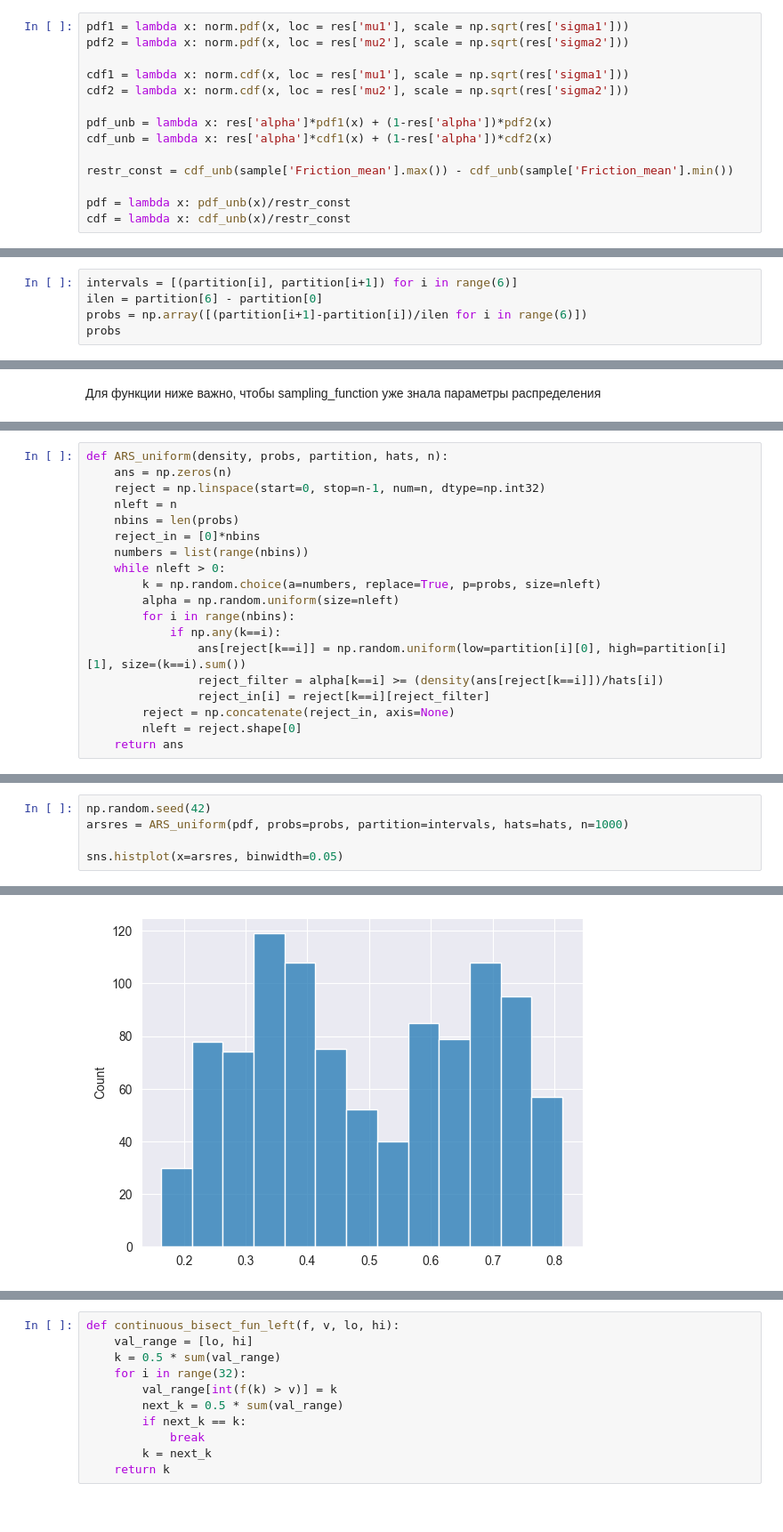
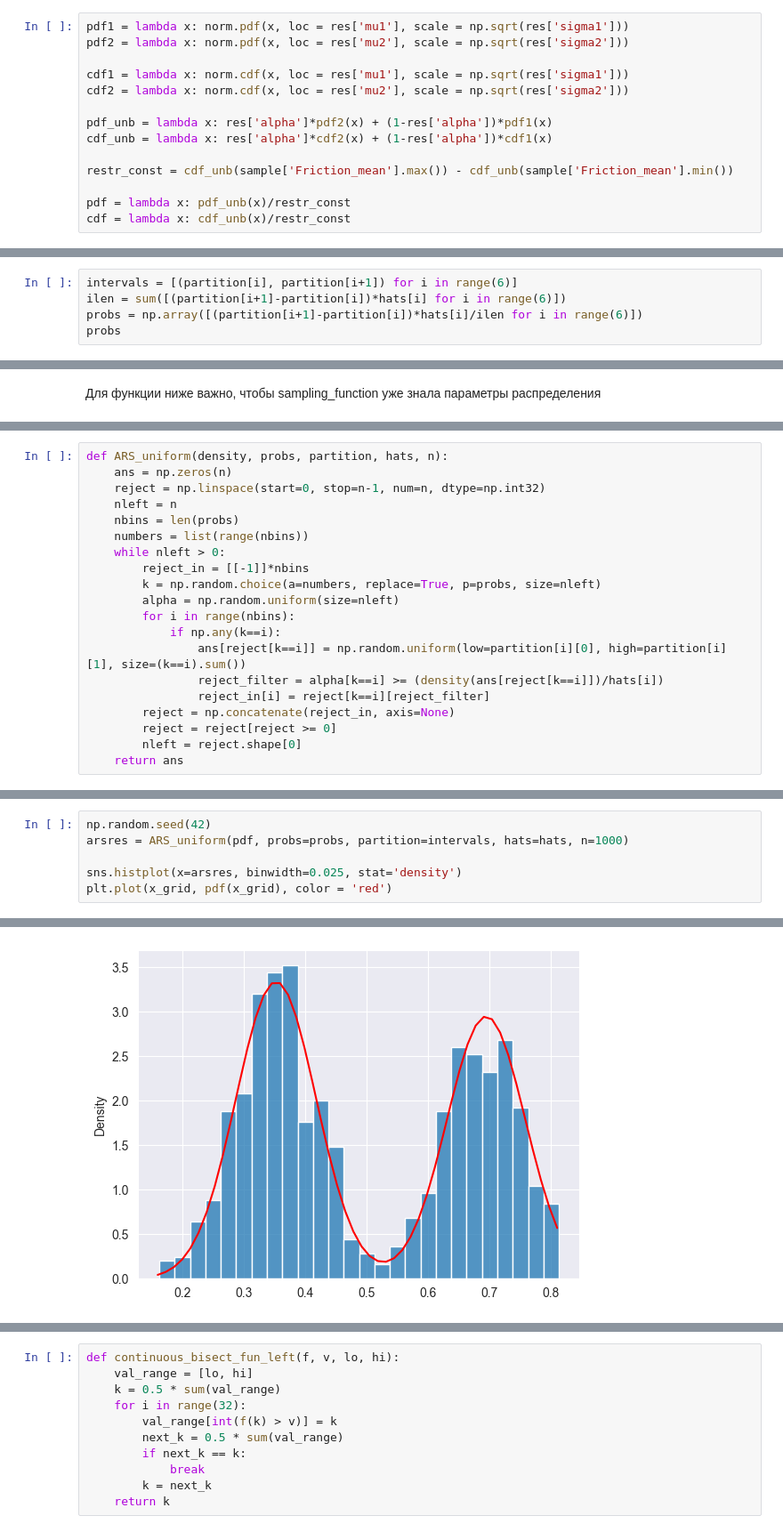
Before and after one commit to dmitry-grigorev/MultivarAnalysis, a Jupyter notebook: Lab3/Lab3notebook.ipynb, the cells around one changed output, grey strips where cells are left out. Shown at 89% size. Drawn from its saved outputs; the diff is of its cells as text.

```diff
--- a/Lab3/Lab3notebook.ipynb
+++ b/Lab3/Lab3notebook.ipynb
@@ -112,8 +112,8 @@ pdf2 = lambda x: norm.pdf(x, loc = res['mu2'], scale = np.sqrt(res['sigma2']))
 cdf1 = lambda x: norm.cdf(x, loc = res['mu1'], scale = np.sqrt(res['sigma1']))
 cdf2 = lambda x: norm.cdf(x, loc = res['mu2'], scale = np.sqrt(res['sigma2']))
 
-pdf_unb = lambda x: res['alpha']*pdf1(x) + (1-res['alpha'])*pdf2(x)
-cdf_unb = lambda x: res['alpha']*cdf1(x) + (1-res['alpha'])*cdf2(x)
+pdf_unb = lambda x: res['alpha']*pdf2(x) + (1-res['alpha'])*pdf1(x)
+cdf_unb = lambda x: res['alpha']*cdf2(x) + (1-res['alpha'])*cdf1(x)
 
 restr_const = cdf_unb(sample['Friction_mean'].max()) - cdf_unb(sample['Friction_mean'].min())
 
@@ -162,6 +181,6 @@ plt.plot(partition.repeat(2)[1:13],
 # %%
 intervals = [(partition[i], partition[i+1]) for i in range(6)]
-ilen = partition[6] - partition[0]
-probs = np.array([(partition[i+1]-partition[i])/ilen for i in range(6)])
+ilen = sum([(partition[i+1]-partition[i])*hats[i] for i in range(6)])
+probs = np.array([(partition[i+1]-partition[i])*hats[i]/ilen for i in range(6)])
 probs
 # %% [output]
@@ -216,9 +231,9 @@ def ARS_uniform(density, probs, partition, hats, n):
     reject = np.linspace(start=0, stop=n-1, num=n, dtype=np.int32)
     nleft = n
     nbins = len(probs)
-    reject_in = [0]*nbins
     numbers = list(range(nbins))
     while nleft > 0:
+        reject_in = [[-1]]*nbins
         k = np.random.choice(a=numbers, replace=True, p=probs, size=nleft)
         alpha = np.random.uniform(size=nleft)
         for i in range(nbins):
@@ -227,5 +242,6 @@ def ARS_uniform(density, probs, partition, hats, n):
                 reject_filter = alpha[k==i] >= (density(ans[reject[k==i]])/hats[i])
                 reject_in[i] = reject[k==i][reject_filter]
         reject = np.concatenate(reject_in, axis=None)
+        reject = reject[reject >= 0]
         nleft = reject.shape[0]
     return ans
@@ -235,5 +249,6 @@ ARS с разбивкой по интервалам: вероятность вы
 np.random.seed(42)
 arsres = ARS_uniform(pdf, probs=probs, partition=intervals, hats=hats, n=1000)
 
-sns.histplot(x=arsres, binwidth=0.05)
+sns.histplot(x=arsres, binwidth=0.025, stat='density')
+plt.plot(x_grid, pdf(x_grid), color = 'red')
 # %% [output]
@@ -241 +256 @@ sns.histplot(x=arsres, binwidth=0.05)
-[figure, old version]
+[figure, new version]
```
Also changed, not shown: parts of 65 cells of this notebook.
